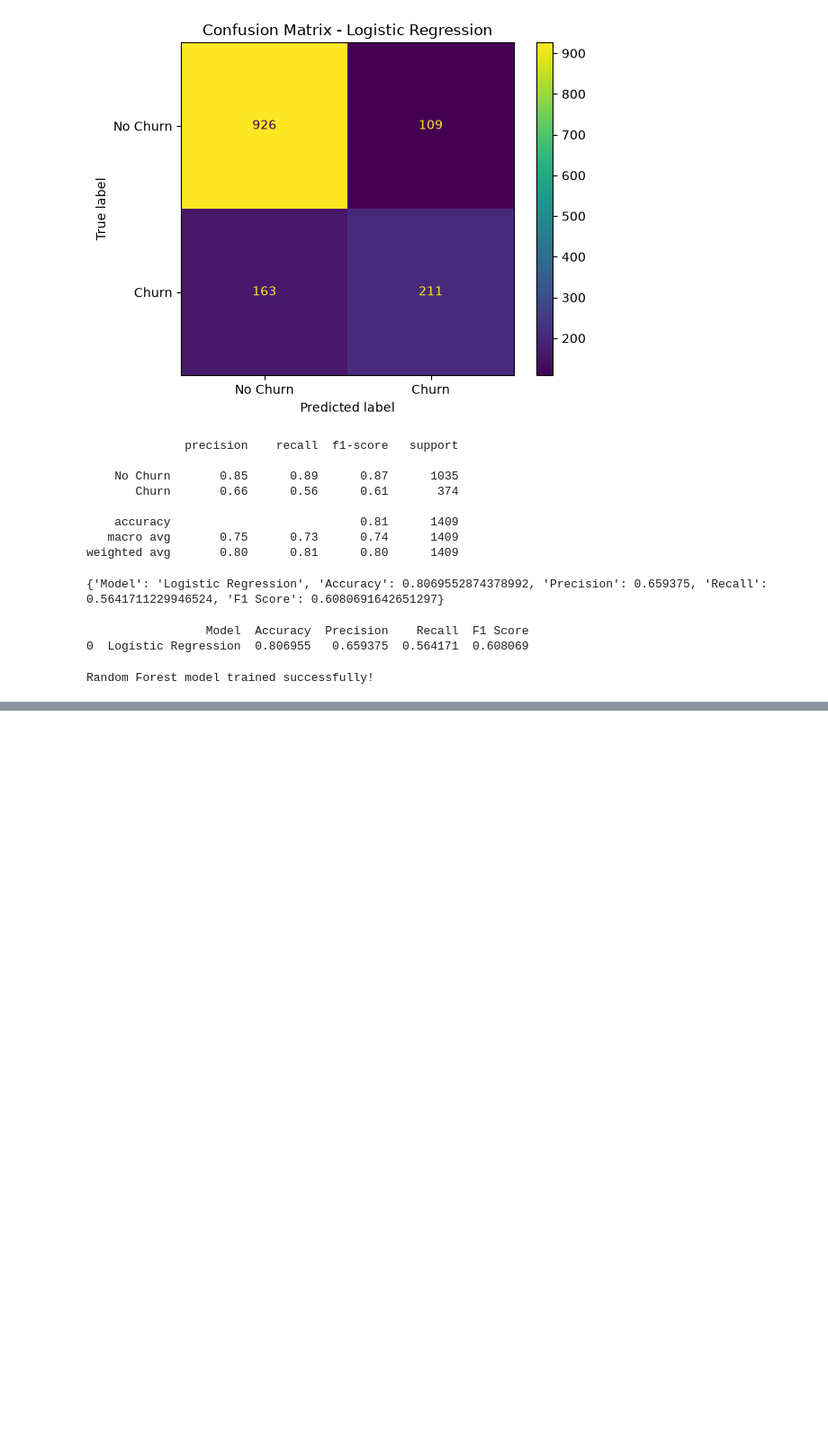
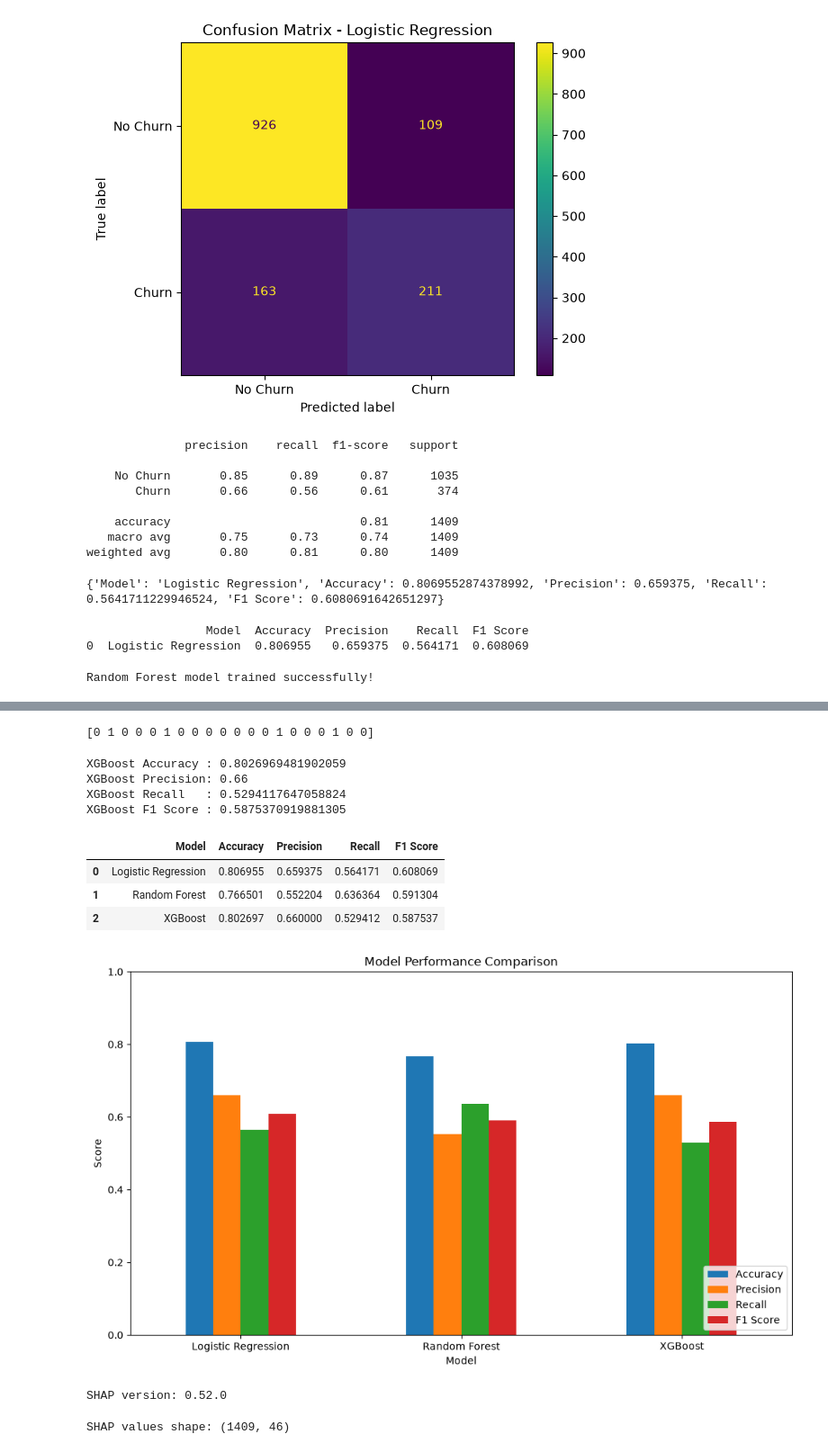
Before and after one commit to azmeerakishore/customer-churn-ltv-engine, a Jupyter notebook: notebooks/EDA.ipynb, the cells around one changed output, grey strips where cells are left out. Shown at 90% size. Saved outputs shown, nothing was run; the diff lists cells and outputs as text; code cells hidden in the pictures; blank space fills up the shorter version.

```diff
--- a/notebooks/EDA.ipynb
+++ b/notebooks/EDA.ipynb
@@ -2483,0 +2663,76 @@ Random Forest model trained successfully!
+# %%
+xgb_pred = xgb_model.predict(X_test)
+
+print(xgb_pred[:20])
+# %% [output]
+[0 1 0 0 0 1 0 0 0 0 0 0 0 1 0 0 0 1 0 0]
+# %%
+from sklearn.metrics import accuracy_score, precision_score, recall_score, f1_score
+
+xgb_accuracy = accuracy_score(y_test, xgb_pred)
+xgb_precision = precision_score(y_test, xgb_pred)
+xgb_recall = recall_score(y_test, xgb_pred)
+xgb_f1 = f1_score(y_test, xgb_pred)
+
+print("XGBoost Accuracy :", xgb_accuracy)
+print("XGBoost Precision:", xgb_precision)
+print("XGBoost Recall   :", xgb_recall)
+print("XGBoost F1 Score :", xgb_f1)
+# %% [output]
+XGBoost Accuracy : 0.8026969481902059
+XGBoost Precision: 0.66
+XGBoost Recall   : 0.5294117647058824
+XGBoost F1 Score : 0.5875370919881305
+# %%
+xgb_results = {
+    "Model": "XGBoost",
+    "Accuracy": xgb_accuracy,
+    "Precision": xgb_precision,
+    "Recall": xgb_recall,
+    "F1 Score": xgb_f1
+}
+
+results_df = pd.concat(
+    [results_df, pd.DataFrame([xgb_results])],
+    ignore_index=True
+)
+
+results_df
+# %% [output]
+|  | Model | Accuracy | Precision | Recall | F1 Score |
+| 0 | Logistic Regression | 0.806955 | 0.659375 | 0.564171 | 0.608069 |
+| 1 | Random Forest | 0.766501 | 0.552204 | 0.636364 | 0.591304 |
+| 2 | XGBoost | 0.802697 | 0.660000 | 0.529412 | 0.587537 |
+# %%
+results_plot = results_df.copy()
+
+results_plot = results_plot.set_index("Model")
+
+results_plot.plot(
+    kind="bar",
+    figsize=(10, 6)
+)
+
+plt.title("Model Performance Comparison")
+plt.ylabel("Score")
+plt.ylim(0, 1)
+plt.xticks(rotation=0)
+plt.legend(loc="lower right")
+plt.tight_layout()
+plt.show()
+# %% [output]
+[figure, added]
+# %%
+import shap
+
+print("SHAP version:", shap.__version__)
+# %% [output]
+SHAP version: 0.52.0
+# %%
+explainer = shap.TreeExplainer(xgb_model)
+
+shap_values = explainer.shap_values(X_test)
+
+print("SHAP values shape:", shap_values.shape)
+# %% [output]
+SHAP values shape: (1409, 46)
```
Also changed, not shown: parts of 14 cells of this notebook.
